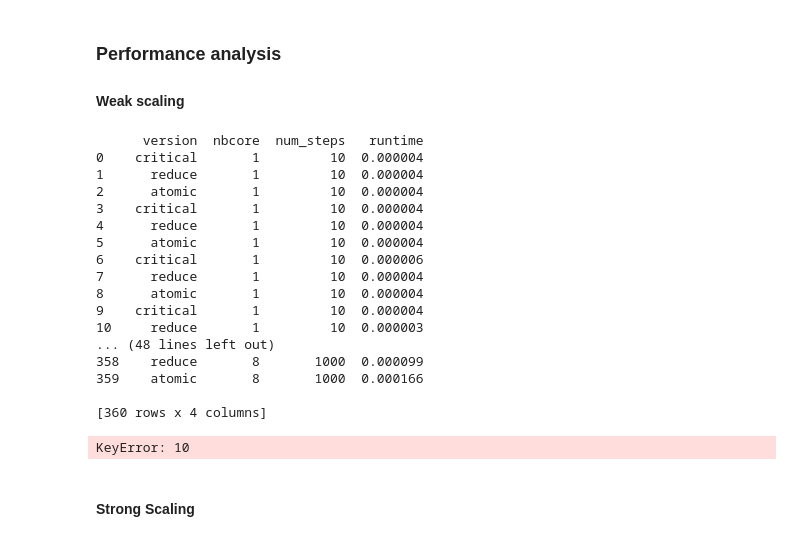
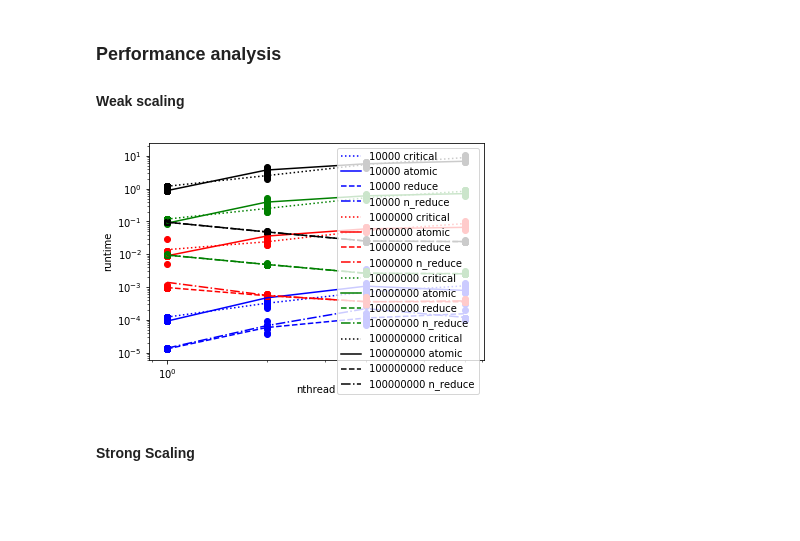
Before and after one commit to CyrilGomes/TP_OPENMP, a Jupyter notebook: src/openmp_tp.ipynb, the cells around one changed output. Cells and saved outputs as stored; diff of their text form; code cells hidden in the pictures; blank space fills up the shorter version.

```diff
--- a/src/openmp_tp.ipynb
+++ b/src/openmp_tp.ipynb
@@ -20,10 +21,10 @@ except OSError:
 
 import pandas as pd
 
-df = pd.DataFrame(columns=['version','nbcore','num_steps','runtime'])
-df.to_csv("stats.csv", index=False)
+df = pd.DataFrame(columns=['version','nthread','num_steps','runtime'])
+df.to_csv("stats_part1.csv", index=False)
 
-num_steps = [10, 100, 1000]#, 1000000000000]
+num_steps = [10000, 1000000, 10000000, 100000000]
 nb_threads = [1, 2, 4, 8]
 repeats = range(0,10)
 
@@ -42,69 +43,81 @@ for nsteps in num_steps:
             args = ("./tp_openmp_part_1_pi_impl_atomic", "-T", str(nthread), "-N", str(nsteps))
             popen = subprocess.Popen(args, stdout=subprocess.PIPE)
             popen.wait()
+
+
+            args = ("./tp_openmp_part_1_pi_impl_n_reduction", "-T", str(nthread), "-N", str(nsteps))
+            popen = subprocess.Popen(args, stdout=subprocess.PIPE)
+            popen.wait()
 # %% [markdown]
 ### Performance analysis
 #### Weak scaling
 # %%
 import matplotlib.pyplot as plt
 import numpy as np
 from numpy import genfromtxt
 
 import pandas as pd
 
 import warnings
 warnings.filterwarnings('ignore')
 
-df = pd.read_csv('stats.csv',header=0,names=['version','nbcore','num_steps','runtime'],dtype={
+df = pd.read_csv('stats_part1.csv',header=0,names=['version','nthread','num_steps','runtime'],dtype={
                      'version': str,
-                     'nbcore': int,
+                     'nthread': int,
                      'num_steps' : int,
                      'runtime' : float
                  })
-print(df)
 
-color_num_steps = {10 : "blue", 100 : "red", 1000 : "green", 1000000000000 : "black"}
+color_num_steps = {10000 : "blue", 1000000 : "red", 10000000 : "green", 100000000 : "black"}
 
-for num_steps in df['num_steps']:
+for num_steps in df['num_steps'].drop_duplicates():
+    df_plot = df[(df['num_steps'] == int(num_steps))]
+    df_plot = df_plot[df_plot['version'] == "critical"]
+
+    mean_stats = df_plot.groupby(['num_steps','version','nthread']).mean().reset_index()
+
+    plt.plot(mean_stats['nthread'], mean_stats['runtime'],linestyle="dotted",color=color_num_steps[num_steps], label=f'{num_steps} critical')
+    plt.yscale('log')
+    plt.xscale('log')
+    plt.scatter(df_plot['nthread'], df_plot['runtime'],color=color_num_steps[num_steps], label=None)
+
+
     df_plot = df[(df['num_steps'] == int(num_steps))]
     df_plot = df_plot[df_plot['version'] == "atomic"]
 
-    mean_stats = df_plot.groupby(['num_steps','version','nbcore']).mean().reset_index()
+    mean_stats = df_plot.groupby(['num_steps','version','nthread']).mean().reset_index()
 
-    plt.plot(mean_stats['nbcore'], mean_stats['runtime'],linestyle="solid",color=color_num_steps[num_steps])
+    plt.plot(mean_stats['nthread'], mean_stats['runtime'],linestyle="solid",color=color_num_steps[num_steps], label=f'{num_steps} atomic')
     plt.yscale('log')
     plt.xscale('log')
-    plt.scatter(df_plot['nbcore'], df_plot['runtime'],color=color_num_steps[num_steps])
+    plt.scatter(df_plot['nthread'], df_plot['runtime'],color=color_num_steps[num_steps], label=None)
 
     df_plot = df[(df['num_steps'] == num_steps) & (df['version'] == "reduce")]
-    mean_stats = df_plot.groupby(['num_steps','version','nbcore']).mean().reset_index()
-
-    plt.plot(mean_stats['nbcore'], mean_stats['runtime'],linestyle="dashed",color=color_num_steps[num_steps])
+    mean_stats = df_plot.groupby(['num_steps','version','nthread']).mean().reset_index()
+    #std_stats = df_plot.groupby(['num_steps','version','nthread']).std().reset_index()
+    plt.plot(mean_stats['nthread'], mean_stats['runtime'],linestyle="dashed",color=color_num_steps[num_steps], label= f'{num_steps} reduce')
     plt.yscale('log')
     plt.xscale('log')
-    plt.scatter(df_plot['nbcore'], df_plot['runtime'],color=color_num_steps[num_steps])
+    #plt.errorbar(df_plot['nthread'], df_plot['runtime'], 0.00005, linestyle='None', marker='^')
+    plt.scatter(df_plot['nthread'], df_plot['runtime'],color=color_num_steps[num_steps], label=None)
+
+
+    df_plot = df[(df['num_steps'] == num_steps) & (df['version'] == "n_reduce")]
+    mean_stats = df_plot.groupby(['num_steps','version','nthread']).mean().reset_index()
+    #std_stats = df_plot.groupby(['num_steps','version','nthread']).std().reset_index()
+    plt.plot(mean_stats['nthread'], mean_stats['runtime'],linestyle="dashdot",color=color_num_steps[num_steps], label=f'{num_steps} n_reduce')
+    plt.yscale('log')
+    plt.xscale('log')
+    #plt.errorbar(df_plot['nthread'], df_plot['runtime'], 0.00005, linestyle='None', marker='^')
+    plt.scatter(df_plot['nthread'], df_plot['runtime'],color=color_num_steps[num_steps], label=None)
+
+plt.xlabel('nthread')
+plt.ylabel('runtime')
 
 plt.legend()
 plt.show()
 # %% [output]
-      version  nbcore  num_steps   runtime
-0    critical       1         10  0.000004
-1      reduce       1         10  0.000004
-2      atomic       1         10  0.000004
-3    critical       1         10  0.000004
-4      reduce       1         10  0.000004
-5      atomic       1         10  0.000004
-6    critical       1         10  0.000006
-7      reduce       1         10  0.000004
-8      atomic       1         10  0.000004
-9    critical       1         10  0.000004
-10     reduce       1         10  0.000003
-... (48 lines left out)
-358    reduce       8       1000  0.000099
-359    atomic       8       1000  0.000166
-
-[360 rows x 4 columns]
-KeyError: 10
+[figure, added]
 # %% [markdown]
 #### Strong Scaling
 # %% [markdown]
```
Also changed, not shown: parts of 11 cells of this notebook, 9 other files.
